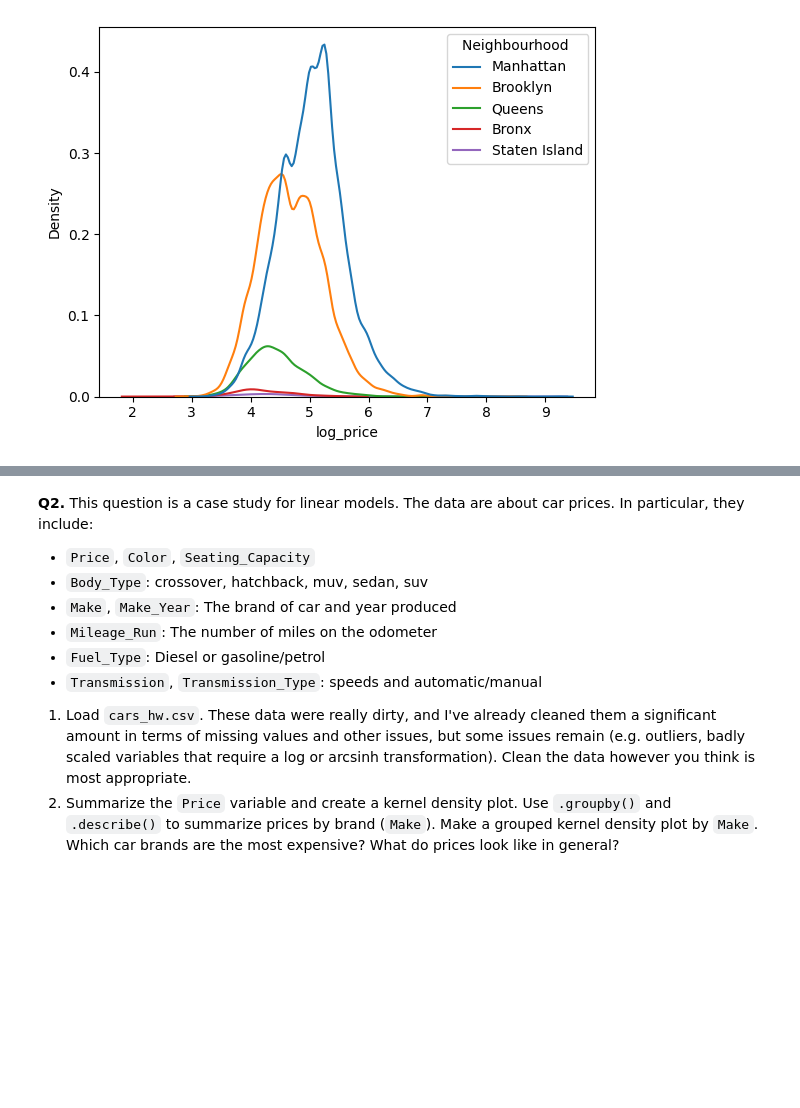
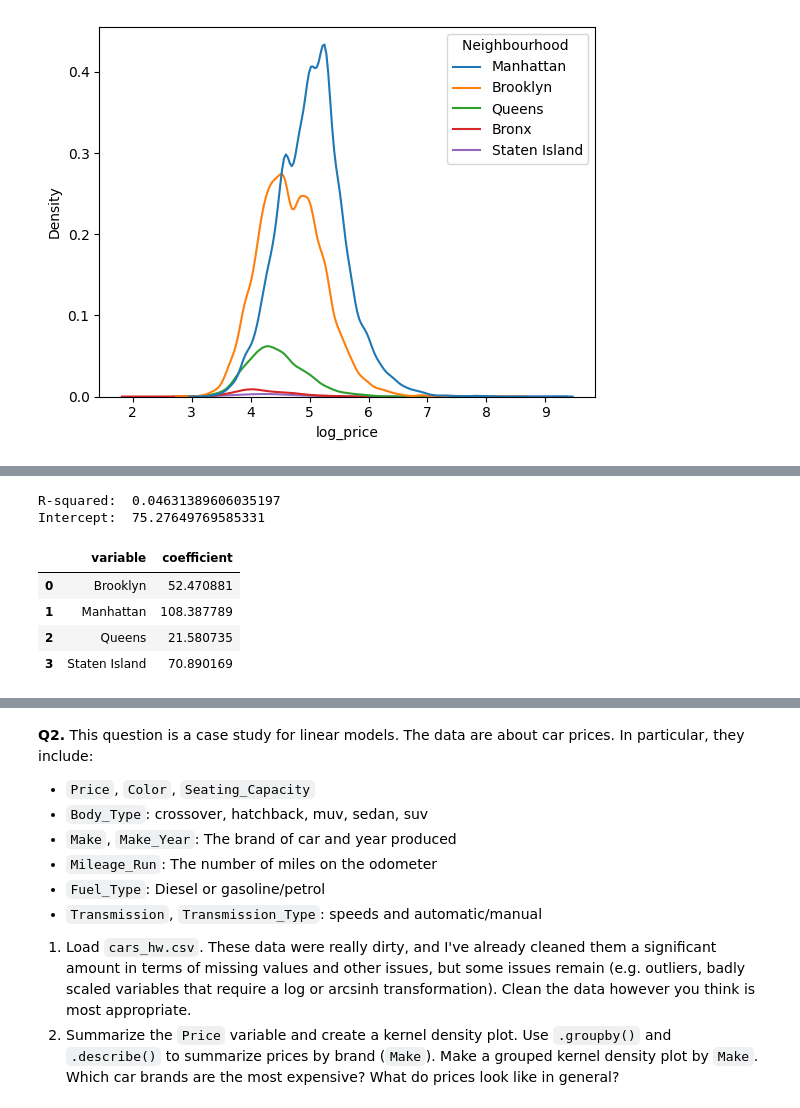
Before and after one commit to natalieassaad/linearRegression, a Jupyter notebook: assignment.ipynb, the cells around one changed output, grey strips where cells are left out. Drawn from its saved outputs; the diff is of its cells as text; code cells hidden in the pictures; blank space fills up the shorter version.

```diff
--- a/assignment.ipynb
+++ b/assignment.ipynb
@@ -102,6 +98,28 @@ R-squared:  0.04631389606035197
 # %%
 # 3. Repeat part 2, but leave an intercept in the linear model. How do you have to handle the creation of the dummies differently?
 # What is the intercept? Interpret the coefficients. How can I get the coefficients in part 2 from these new coefficients?
+# %%
+y = df['Price']
+X = pd.get_dummies(df['Neighbourhood '], dtype='int', drop_first = True)
+
+from sklearn.linear_model import LinearRegression # Import linear regression model
+reg = LinearRegression().fit(X, y)
+results = pd.DataFrame({'variable':reg.feature_names_in_, 'coefficient': reg.coef_}) # Regression coefficients
+print('R-squared: ', reg.score(X, y)) # R squared measure
+print('Intercept: ', reg.intercept_)
+results
+
+# The intercept is 75.28. In order to get the coefficients from the previous question, we can add the intercept to the new coefficient values.
+# This regression dropped the Bronx observation (as a result of using drop_first = True). The previous coeffecient value for the Bronx is now the
+# intercept value, making all variable coefficients relative to the Bronx.
+# %% [output]
+R-squared:  0.04631389606035197
+Intercept:  75.27649769585331
+|  | variable | coefficient |
+| 0 | Brooklyn | 52.470881 |
+| 1 | Manhattan | 108.387789 |
+| 2 | Queens | 21.580735 |
+| 3 | Staten Island | 70.890169 |
 # %%
 # 4. Split the sample 80/20 into a training and a test set. Run a regression of Price on Review Scores Rating and Neighbourhood.
 # What is the  𝑅2  and RMSE on the test set? What is the coefficient on Review Scores Rating? What is the most expensive kind of property you can rent?
```
Also changed, not shown: parts of 2 cells of this notebook.
